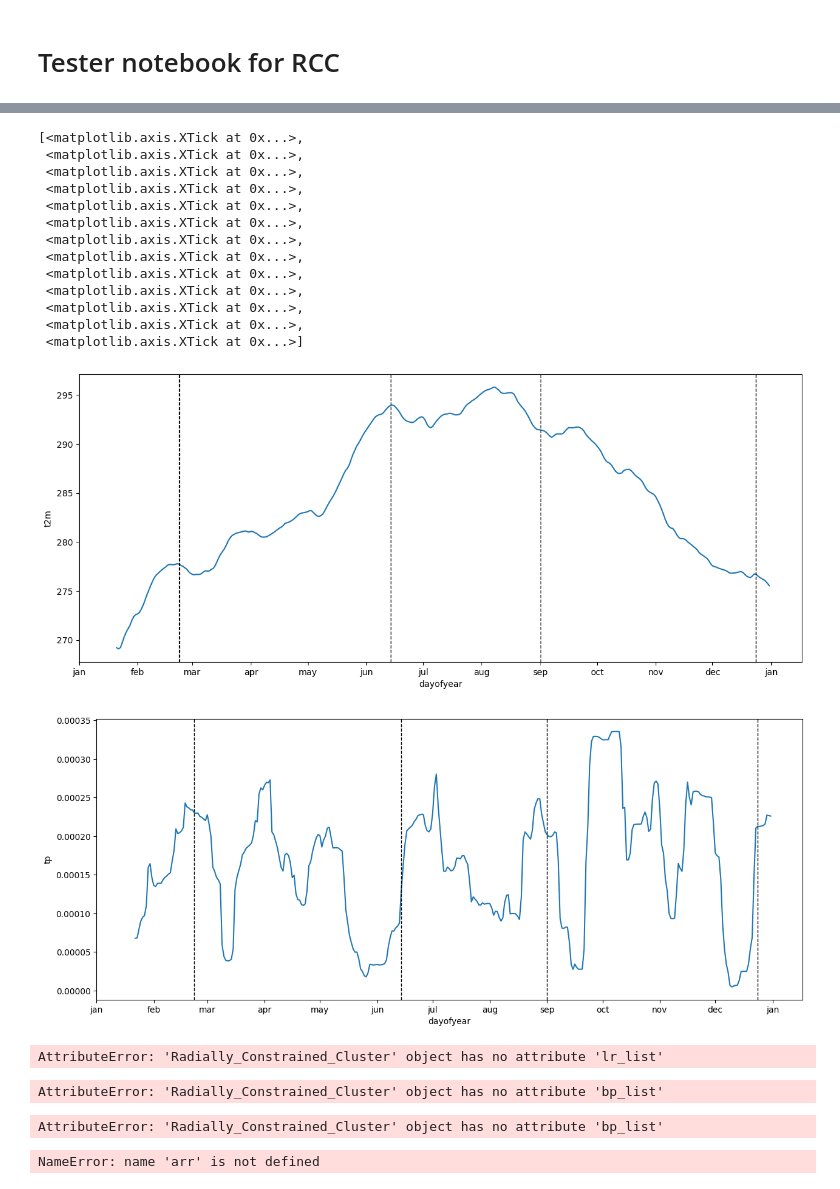
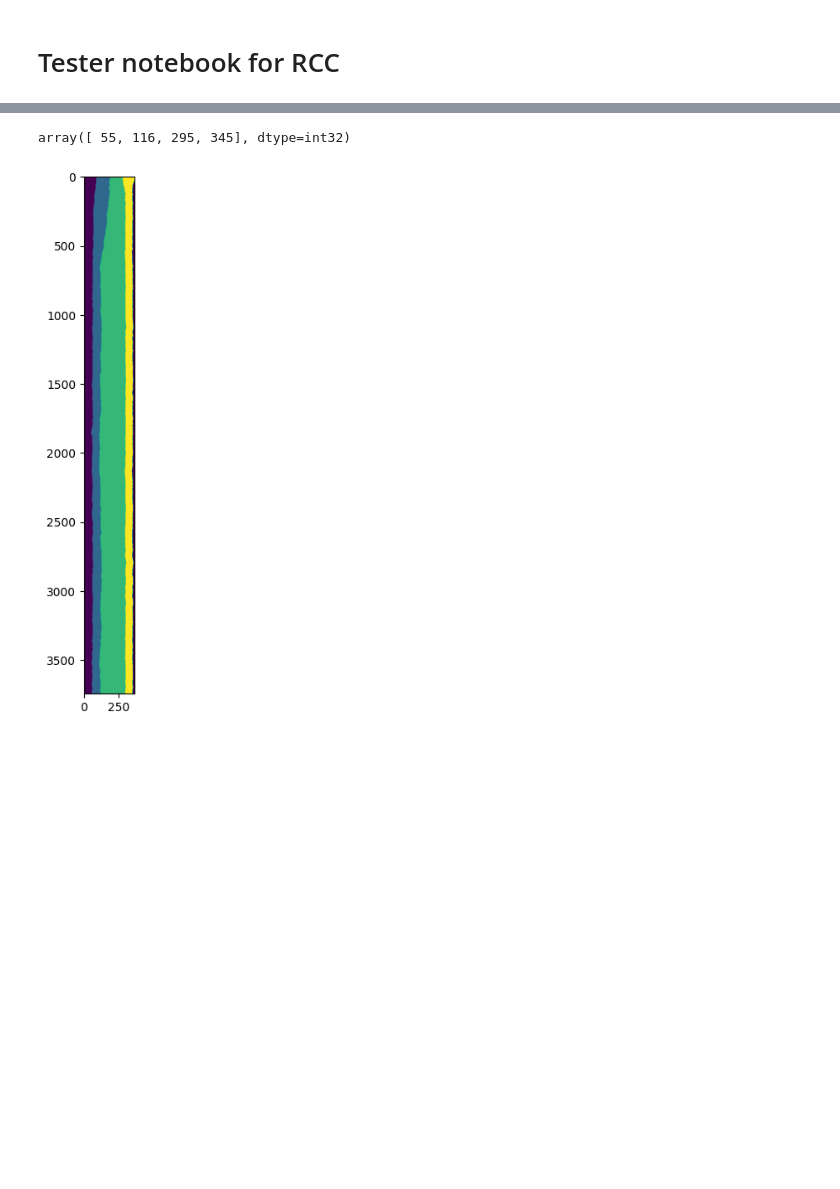
Before and after one commit to jacopograssi97/Radially_constrained_clustering, a Jupyter notebook: tester.ipynb, the cells around one changed output, grey strips where cells are left out. Cells and saved outputs as stored; diff of their text form; code cells hidden in the pictures; blank space fills up the shorter version.

```diff
--- a/tester.ipynb
+++ b/tester.ipynb
@@ -54,64 +152,8 @@ bb = model.breakpoints
-# %%
-fig_clustered_field, ax = plt.subplots(figsize = (15,6))
-
-dataset_t2m.t2m.mean(['latitude', 'longitude']).plot(ax=ax)
-for b in bb:
-    ax.axvline(b, color='k', linestyle='--', linewidth=1)
-
-ax.set_xticks([0,31,60,91,121,152,182,213,244,274,305,335,366],['jan','feb','mar','apr','may','jun','jul','aug','sep','oct','nov','dec','jan'])
-
-fig_clustered_field, ax = plt.subplots(figsize = (15,6))
-
-dataset_tp.tp.mean(['latitude', 'longitude']).plot(ax=ax)
-for b in bb:
-    ax.axvline(b, color='k', linestyle='--', linewidth=1)
-
-ax.set_xticks([0,31,60,91,121,152,182,213,244,274,305,335,366],['jan','feb','mar','apr','may','jun','jul','aug','sep','oct','nov','dec','jan'])
-# %% [output]
-[<matplotlib.axis.XTick at 0x...>,
- <matplotlib.axis.XTick at 0x...>,
- <matplotlib.axis.XTick at 0x...>,
- <matplotlib.axis.XTick at 0x...>,
- <matplotlib.axis.XTick at 0x...>,
- <matplotlib.axis.XTick at 0x...>,
- <matplotlib.axis.XTick at 0x...>,
- <matplotlib.axis.XTick at 0x...>,
- <matplotlib.axis.XTick at 0x...>,
- <matplotlib.axis.XTick at 0x...>,
- <matplotlib.axis.XTick at 0x...>,
- <matplotlib.axis.XTick at 0x...>,
- <matplotlib.axis.XTick at 0x...>]
-[figure, removed]
-[figure, removed]
-# %%
-plt.plot(model.lr_list)
-# %% [output]
-AttributeError: 'Radially_Constrained_Cluster' object has no attribute 'lr_list'
-# %%
-for j in range(4):
-    plt.plot(np.array(model.bp_list)[:,j])
-# %% [output]
-AttributeError: 'Radially_Constrained_Cluster' object has no attribute 'bp_list'
-# %%
-arr = np.array(model.bp_list)
-r = np.arange(0,len(arr[:,0]))
-
-fig, ax = plt.subplots(figsize = (6,6),subplot_kw={'projection': 'polar'})
-
-for j in range(4):
-
-    arr = np.array(model.bp_list)[:,j]
-    theta = arr * (np.pi / 180.)
-    ax.plot(theta, r)
-
-
-#ax.set_rmax(2)
-#ax.set_rticks([0.5, 1, 1.5, 2])  # Less radial ticks
-#ax.set_rlabel_position(-22.5)  # Move radial labels away from plotted line
-ax.grid(True)
-# %% [output]
-AttributeError: 'Radially_Constrained_Cluster' object has no attribute 'bp_list'
-# %%
-arr
-# %% [output]
-NameError: name 'arr' is not defined
+# %%
+fig = plt.figure(figsize=(2,8))
+plt.imshow(model.prediction_history.squeeze())
+
+model.breakpoints
+# %% [output]
+array([ 55, 116, 295, 345], dtype=int32)
+[figure, added]
```
Also changed, not shown: parts of 14 cells of this notebook, 3 other files.
